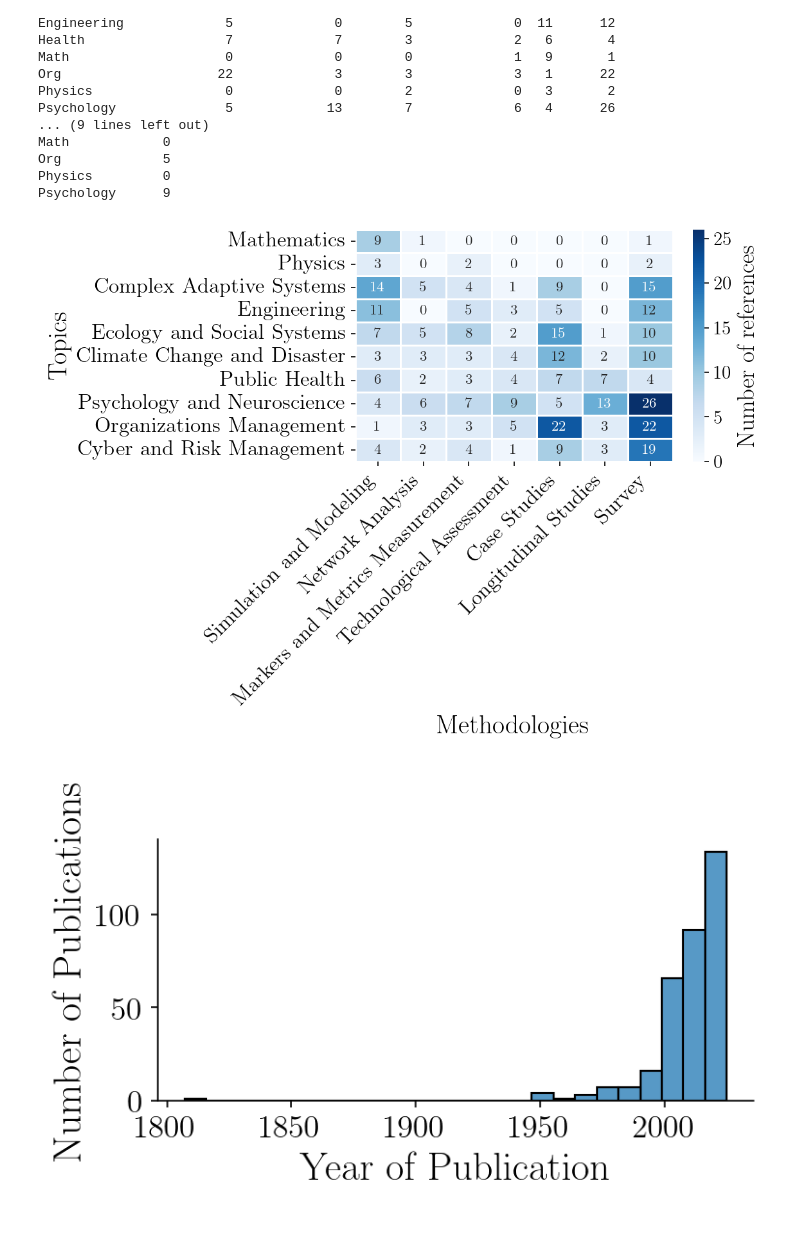
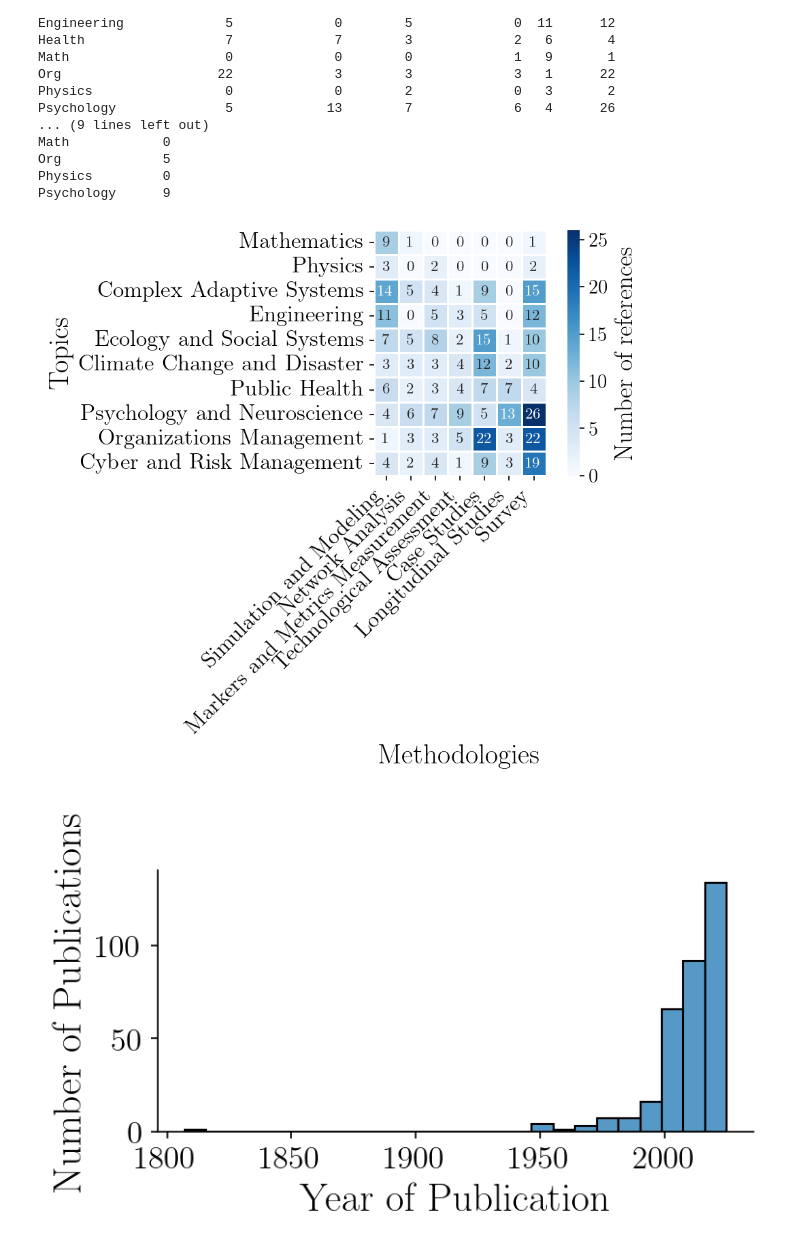
Before and after one commit to Eisbrecher-59/Digital_Organizational_Resilience, a Jupyter notebook: Code/Graph_and_Schemes.ipynb, the cells around one changed output. Cells and saved outputs as stored; diff of their text form; code cells hidden in the pictures.

```diff
--- a/Code/Graph_and_Schemes.ipynb
+++ b/Code/Graph_and_Schemes.ipynb
@@ -105,35 +105,35 @@ Psychology      9
 # Reorder the rows and columns of the contingency table
 reordered_contingency_table = contingency_table.reindex(['Math', 'Physics', 'CAS', 'Engineering', 'Ecology','Climate', 'Health', 'Psychology', 'Org', 'Cyber'] + [topic for topic in contingency_table.index if topic not in ['Math', 'Physics', 'CAS', 'Engineering', 'Ecology','Climate', 'Health', 'Psychology', 'Org', 'Cyber']])
 reordered_contingency_table = reordered_contingency_table[['SM', 'Net Analysis', 'Metrics', 'Tech', 'Case Studies', 'Long Studies', 'Survey'] + [col for col in reordered_contingency_table.columns if col not in ['SM', 'Net Analysis', 'Metrics', 'Tech', 'Case Studies', 'Long Studies', 'Survey']]]
 
 cmap = sns.color_palette("Blues", as_cmap=True)
 white = np.array([1, 1, 1, 1])
 cmap.set_under(white)
 
 # Plot the heatmap with reordered data
-figsize = set_fig_width(width_fraction=0.9, textwidth_pt=426.79135, height_ratio=0.6)
+figsize = set_fig_width(width_fraction=0.9, textwidth_pt=426.79135, height_ratio=1.0)
 plt.figure(figsize=figsize)
 heatmap = sns.heatmap(reordered_contingency_table, annot=True, fmt='d', linewidth=.5, cmap=cmap, vmin=0, square=True)
 heatmap.set_xlabel('Methodologies', fontsize=20)
 heatmap.set_ylabel('Topics', fontsize=20)
 heatmap.tick_params(axis='both', which='major', labelsize=16)
 
 cbar = heatmap.collections[0].colorbar
 cbar.ax.tick_params(labelsize=14)
 cbar.set_label(r'Number of references', fontsize=18)
 
 desired_order_y = ['Mathematics', 'Physics', 'Complex Adaptive Systems', 'Engineering', 'Ecology and Social Systems', 'Climate Change and Disaster', 'Public Health', 'Psychology and Neuroscience', 'Organizations Management', 'Cyber and Risk Management']
 desired_order_x = ['Simulation and Modeling', 'Network Analysis', 'Markers and Metrics Measurement', 'Technological Assessment', 'Case Studies', 'Longitudinal Studies', 'Survey']
 heatmap.set_yticklabels(desired_order_y, rotation=0, horizontalalignment='right')
 heatmap.set_xticklabels(desired_order_x, rotation=45, horizontalalignment='right')
 #heatmap.set_yticklabels(desired_order, rotation=0)
 
 
 plt.savefig('HeatMap_SoA.pdf',dpi=300, bbox_inches = "tight")
 
 plt.show()
 # %% [output]
-[figure, old version]
+[figure, new version]
 # %%
 figsize = set_fig_width(width_fraction=0.9, textwidth_pt=426.79135, height_ratio=0.45)
 plt.figure(figsize=figsize)
```
